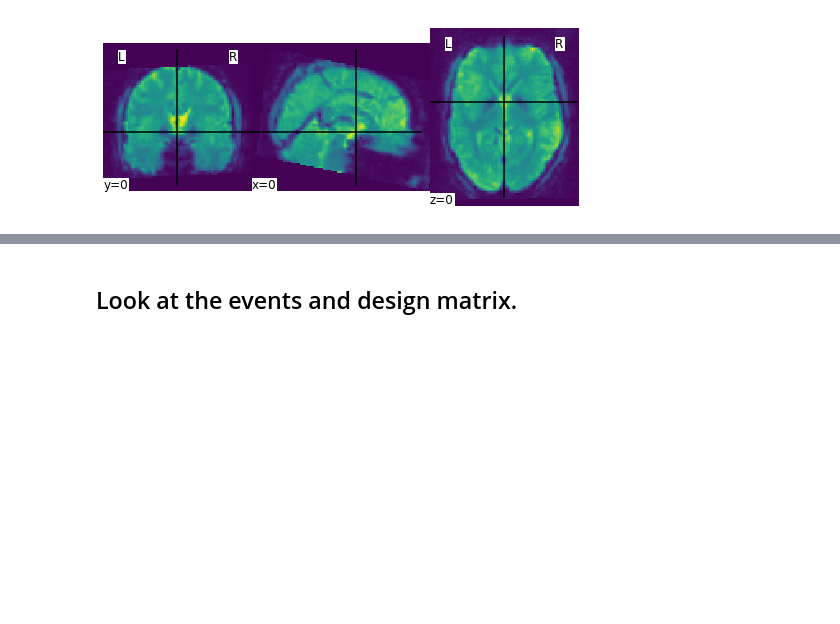
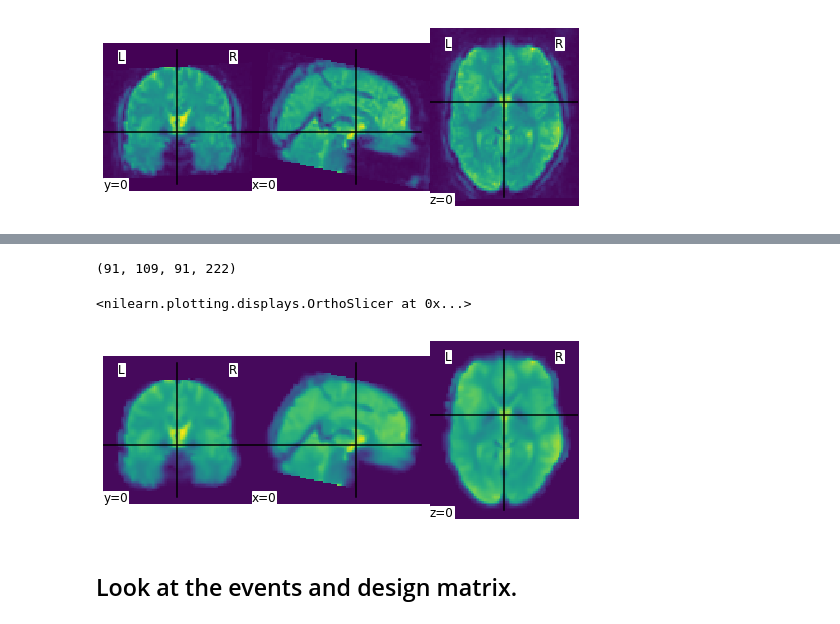
Before and after one commit to brunodireito/MVPA-speech_project, a Jupyter notebook: MVPA-project-admin/project_main.ipynb, the cells around one changed output, grey strips where cells are left out. Saved outputs shown, nothing was run; the diff lists cells and outputs as text; code cells hidden in the pictures; blank space fills up the shorter version.

```diff
--- a/MVPA-project-admin/project_main.ipynb
+++ b/MVPA-project-admin/project_main.ipynb
@@ -77,3 +73,13 @@ plotting.plot_img(mean_fmri_img_2high, cut_coords)
+# %%
+func_data_preproc2standard='/Users/home/Documents/BIDS/sub-0001/ses-001/run-1.feat/filtered_func_data2standard.nii.gz'
+print(image.load_img(func_data_preproc2standard).shape)
+
+mean_fmri_img_2standard=mean_img(func_data_preproc2standard)
+plotting.plot_img(mean_fmri_img_2standard, cut_coords)
+# %% [output]
+(91, 109, 91, 222)
+<nilearn.plotting.displays.OrthoSlicer at 0x...>
+[figure, added]
 # %% [markdown]
 ## Look at the events and design matrix.
 # %%
```
Also changed, not shown: parts of 1 cell of this notebook.
